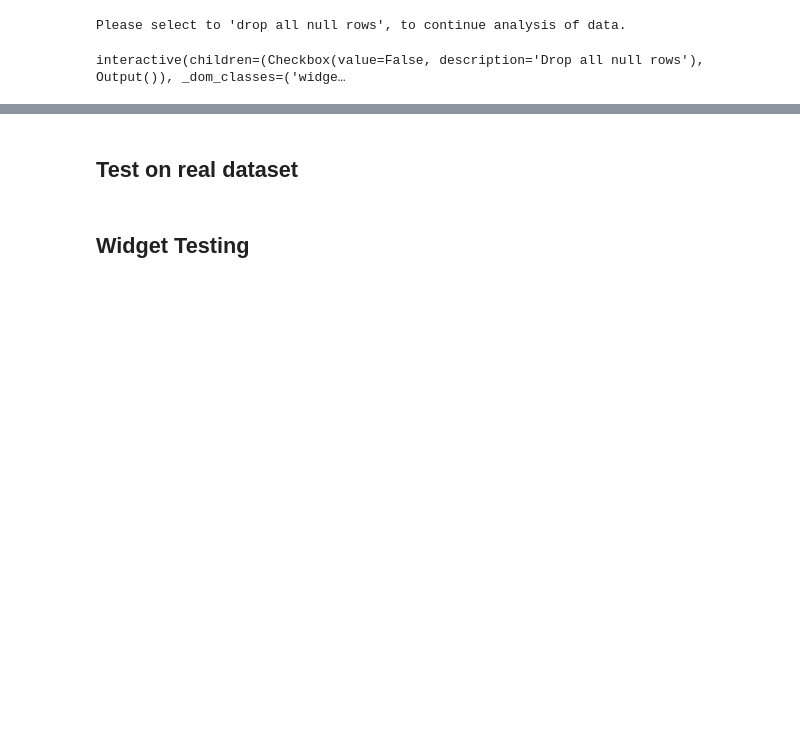
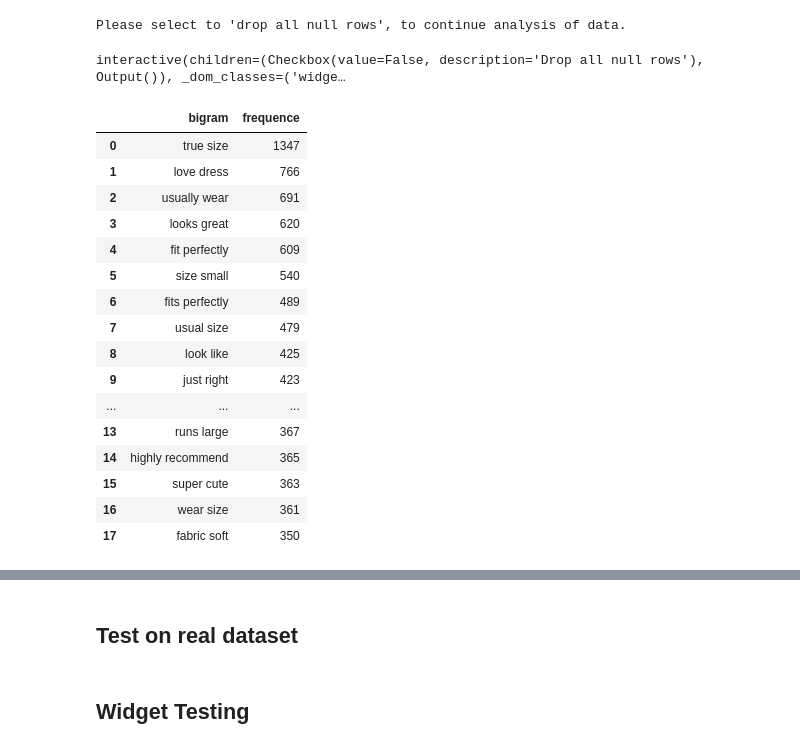
Before and after one commit to Elysian01/Data-Purifier, a Jupyter notebook: test.ipynb, the cells around one changed output, grey strips where cells are left out. Saved outputs shown, nothing was run; the diff lists cells and outputs as text; code cells hidden in the pictures; blank space fills up the shorter version.

```diff
--- a/test.ipynb
+++ b/test.ipynb
@@ -54,4 +54,22 @@ Null Information of Dataframe:
 Please select to 'drop all null rows', to continue analysis of data.
 interactive(children=(Checkbox(value=False, description='Drop all null rows'), Output()), _dom_classes=('widge…
 # %%
-eda.unigram_df
+eda.bigram_df
+# %% [output]
+|  | bigram | frequence |
+| 0 | true size | 1347 |
+| 1 | love dress | 766 |
+| 2 | usually wear | 691 |
+| 3 | looks great | 620 |
+| 4 | fit perfectly | 609 |
+| 5 | size small | 540 |
+| 6 | fits perfectly | 489 |
+| 7 | usual size | 479 |
+| 8 | look like | 425 |
+| 9 | just right | 423 |
+| ... | ... | ... |
+| 13 | runs large | 367 |
+| 14 | highly recommend | 365 |
+| 15 | super cute | 363 |
+| 16 | wear size | 361 |
+| 17 | fabric soft | 350 |
```
Also changed, not shown: parts of 6 cells of this notebook, 3 other files.
